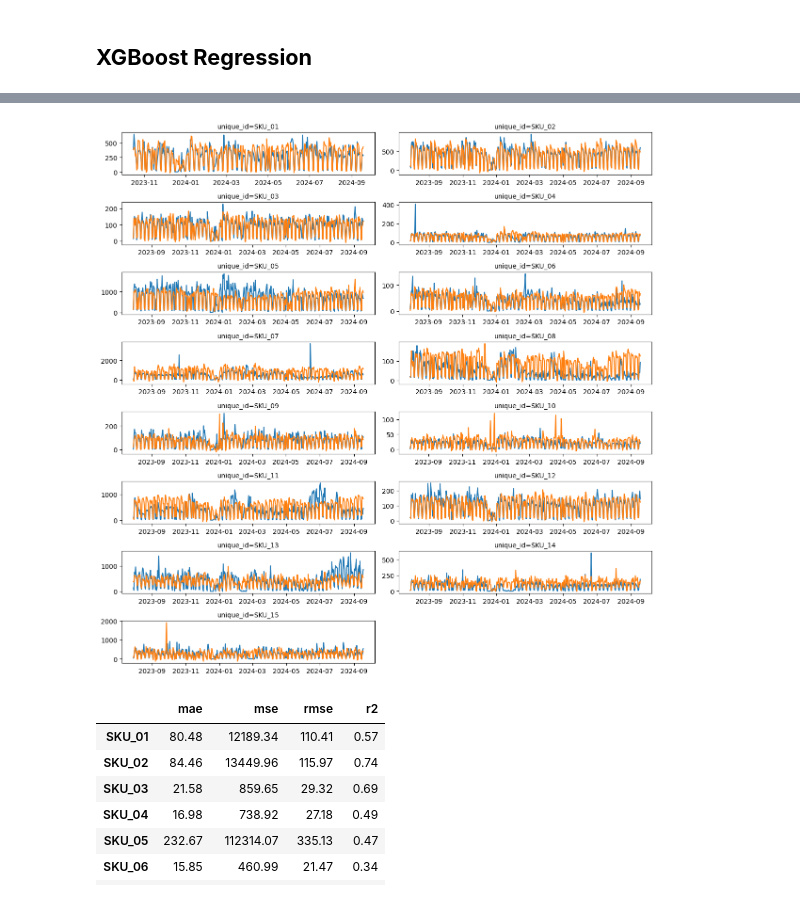
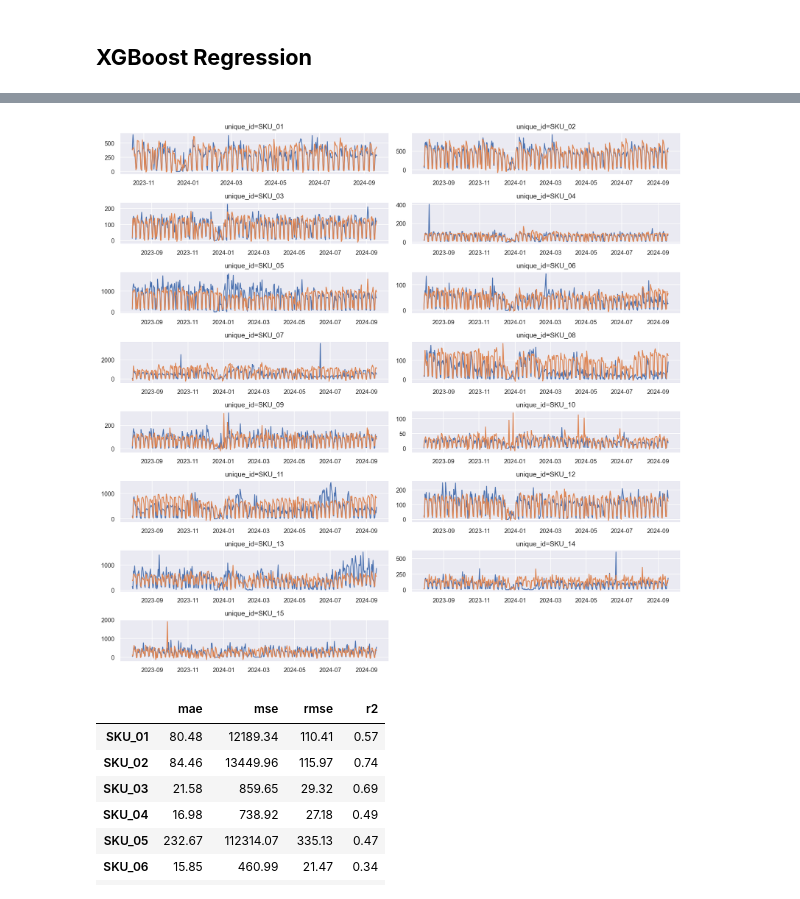
Before and after one commit to getrolucas/PIC-CD-UFERSA, a Jupyter notebook: notebooks/09_xgboost_lag_fourier.ipynb, the cells around one changed output, grey strips where cells are left out. Saved outputs shown, nothing was run; the diff lists cells and outputs as text; code cells hidden in the pictures.

```diff
--- a/notebooks/09_xgboost_lag_fourier.ipynb
+++ b/notebooks/09_xgboost_lag_fourier.ipynb
@@ -39,8 +39,8 @@ EVAL_PATH = 'notebooks/data/evaluation.csv'
 Leitura dos dados de treino e teste exportados no notebook *analise_exploratoria.ipynb*. Para cada série, foram separados os 70% primeiros pontos de dados para treino e o restante, ou seja, os dados mais recentes, para teste.
 # %%
 # leitura dos dados
-train_df = pd.read_csv("notebooks/data/train_df.csv", parse_dates=['ds'])
-test_df = pd.read_csv("notebooks/data/test_df.csv", parse_dates=['ds'])
+train_df = pd.read_csv("data/train_df.csv", parse_dates=['ds'])
+test_df = pd.read_csv("data/test_df.csv", parse_dates=['ds'])
 # %% [markdown]
 ## **Feature Engineering**
 # %%
@@ -145,4 +144,10 @@ def xgb_regressor(df : pd.DataFrame) -> pd.DataFrame:
     return fcst_df
 # %%
 # aplicando modelo para cada série
-xgb_fcst = features_train_df.groupby("unique_id").apply(xgb_regressor).reset_index(drop=True)
+xgb_fcst = (
+    features_train_df
+        .swifter
+        .groupby("unique_id")
+        .apply(xgb_regressor)
+        .reset_index(drop=True)
+)
@@ -149,13 +156,7 @@ xgb_fcst = features_train_df.groupby("unique_id").apply(xgb_regressor).reset_ind
 # %%
-plot_time_series(
-    df = xgb_fcst,
-    data_cols=['y','y_pred'],
-    time_col='ds',
-    grid=(8, 2),
-    figsize=(12, 12)
-)
+fig = plot_time_series(df=xgb_fcst, data_cols=['y', 'y_pred'])
 # %% [output]
-[figure, old version]
+[figure, new version]
 # %%
 rf_eval = Evaluation(xgb_fcst)
 rf_eval.summary()
```
Also changed, not shown: parts of 4 cells of this notebook, 29 other files.
